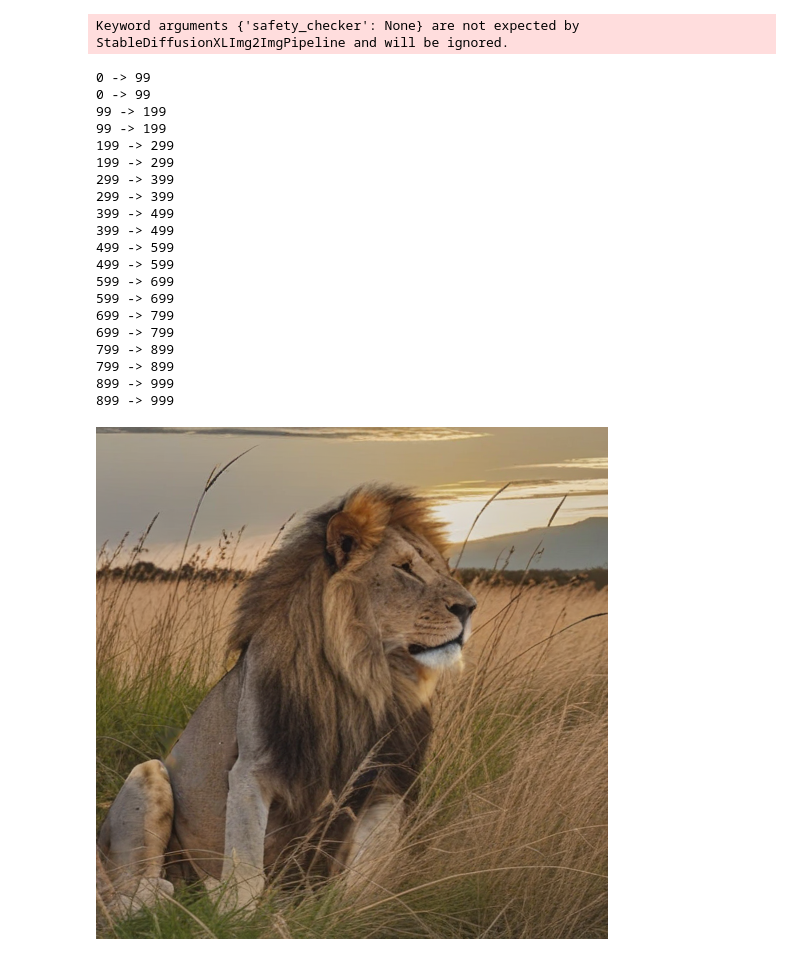
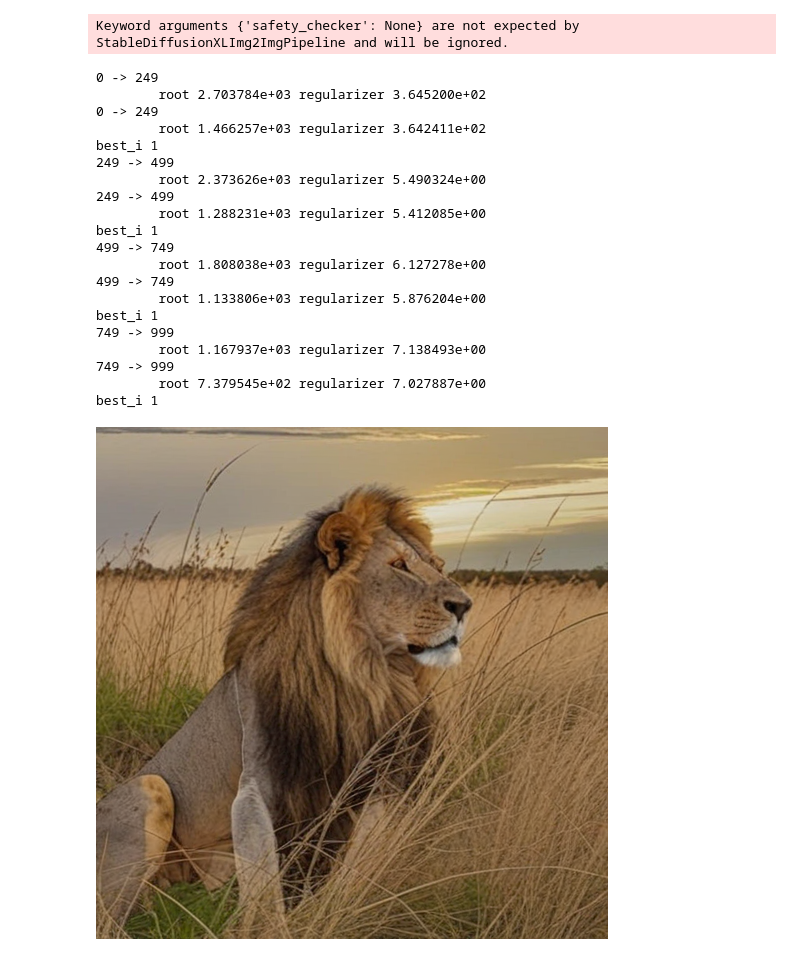
Before and after one commit to tropylium/NewtonRaphsonInversion, a Jupyter notebook: RealTimeEditingNotebook.ipynb, the cells around one changed output. Saved outputs shown, nothing was run; the diff lists cells and outputs as text; code cells hidden in the pictures.

Commit message:
best latent fix- stop degrade to ddim inversion

```diff
--- a/RealTimeEditingNotebook.ipynb
+++ b/RealTimeEditingNotebook.ipynb
@@ -102,7 +102,7 @@ class ImageEditorDemo:
         self.cfg = invert_config
         self.pipe_inversion.cfg = invert_config
         self.pipe_inference.cfg = invert_config
-        self.inv_hp = [2, 0.1 * 4 * 64 * 64, 0.2, scheduler_type]
+        self.inv_hp = [2, 0.1, 0.2, scheduler_type]
 
         self.edit_cfg = edit_cfg
 
@@ -142,8 +142,8 @@ class ImageEditorDemo:
 # %%
 config = RunConfig(
     num_inference_steps=4,
-    num_inversion_steps=10,
-    guidance_scale=10.0,
+    num_inversion_steps=4,
+    guidance_scale=2.0,
     inversion_max_step=0.6,
 )
 
@@ -158,26 +158,26 @@ editor = ImageEditorDemo(
     input_image,
     description_prompt,
     config,
-    edit_cfg=1.5,
+    edit_cfg=1.2,
 )
 # %% [output]
-0 -> 99
-0 -> 99
-99 -> 199
-99 -> 199
-199 -> 299
-199 -> 299
-299 -> 399
-299 -> 399
-399 -> 499
-399 -> 499
-499 -> 599
-499 -> 599
-599 -> 699
-599 -> 699
-699 -> 799
-699 -> 799
-799 -> 899
-799 -> 899
-899 -> 999
-899 -> 999
+0 -> 249
+        root 2.703784e+03 regularizer 3.645200e+02
+0 -> 249
+        root 1.466257e+03 regularizer 3.642411e+02
+best_i 1
+249 -> 499
+        root 2.373626e+03 regularizer 5.490324e+00
+249 -> 499
+        root 1.288231e+03 regularizer 5.412085e+00
+best_i 1
+499 -> 749
+        root 1.808038e+03 regularizer 6.127278e+00
+499 -> 749
+        root 1.133806e+03 regularizer 5.876204e+00
+best_i 1
+749 -> 999
+        root 1.167937e+03 regularizer 7.138493e+00
+749 -> 999
+        root 7.379545e+02 regularizer 7.027887e+00
+best_i 1
@@ -198,4 +184,4 @@ def f(x):
 # %%
-h.display(editor.edit(description_prompt))
+editor.edit(description_prompt)
 # %% [output]
-[figure, old version]
+[figure, new version]
```
Also changed, not shown: parts of 6 cells of this notebook, 1 other file.
